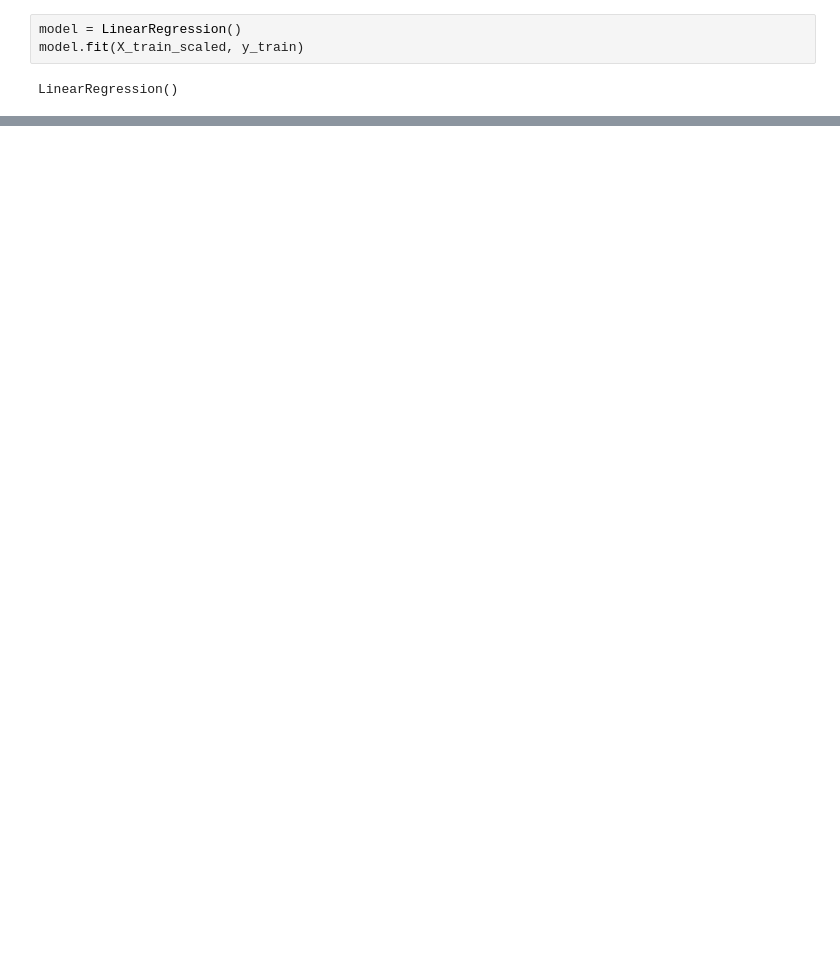
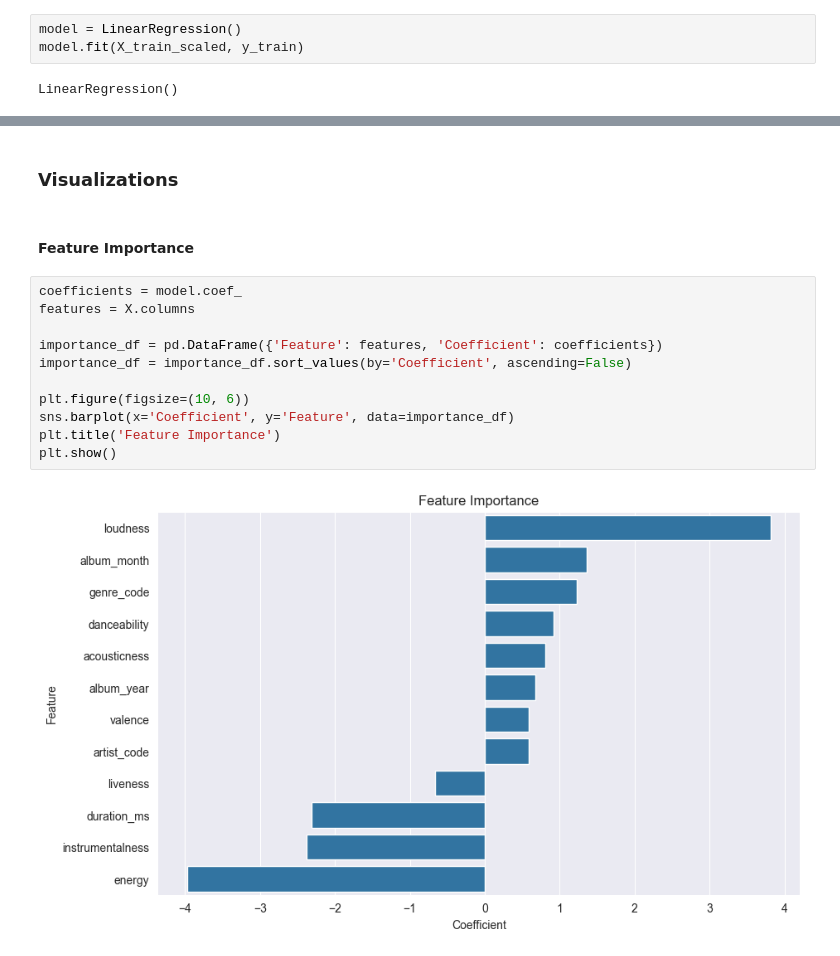
Before and after one commit to IlianCoding/SpotifyAIModel, a Jupyter notebook: models/linearRegression.ipynb, the cells around one changed output, grey strips where cells are left out. Saved outputs shown, nothing was run; the diff lists cells and outputs as text; blank space fills up the shorter version.

```diff
--- a/models/linearRegression.ipynb
+++ b/models/linearRegression.ipynb
@@ -143,0 +146,17 @@ pd.DataFrame(scores)
+# %% [markdown]
+### Visualizations
+# %% [markdown]
+#### Feature Importance
+# %%
+coefficients = model.coef_
+features = X.columns
+
+importance_df = pd.DataFrame({'Feature': features, 'Coefficient': coefficients})
+importance_df = importance_df.sort_values(by='Coefficient', ascending=False)
+
+plt.figure(figsize=(10, 6))
+sns.barplot(x='Coefficient', y='Feature', data=importance_df)
+plt.title('Feature Importance')
+plt.show()
+# %% [output]
+[figure, added]
```
Also changed, not shown: parts of 21 cells of this notebook, 5 other files.
